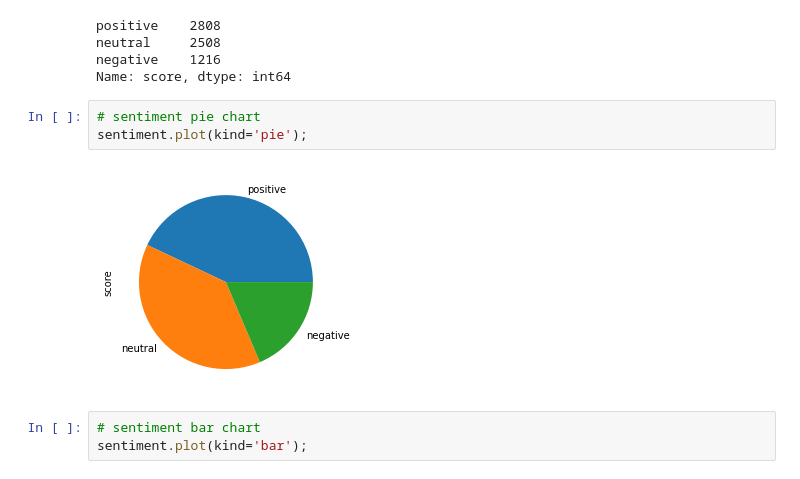
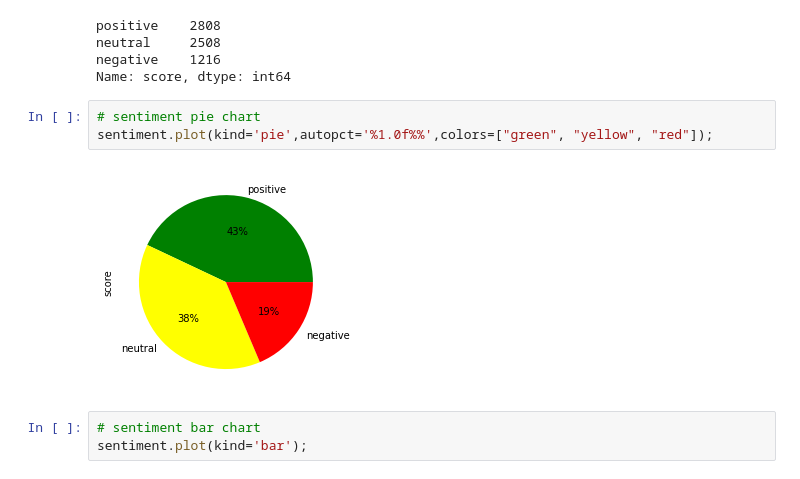
Before and after one commit to abreham-g/Twitter-Data-Analysis, a Jupyter notebook: notebook/Challenge2_ Ab.ipynb, the cells around one changed output. Drawn from its saved outputs; the diff is of its cells as text.

```diff
--- a/notebook/Challenge2_ Ab.ipynb
+++ b/notebook/Challenge2_ Ab.ipynb
@@ -294,9 +294,9 @@ negative    1216
 Name: score, dtype: int64
 # %%
 # sentiment pie chart
-sentiment.plot(kind='pie');
+sentiment.plot(kind='pie',autopct='%1.0f%%',colors=["green", "yellow", "red"]);
 # %% [output]
-[figure, old version]
+[figure, new version]
 # %%
 # sentiment bar chart
 sentiment.plot(kind='bar');
```
